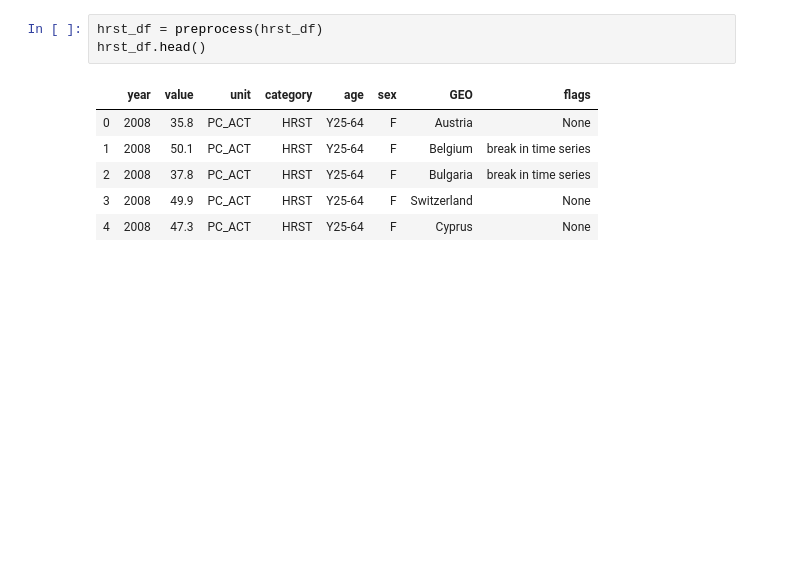
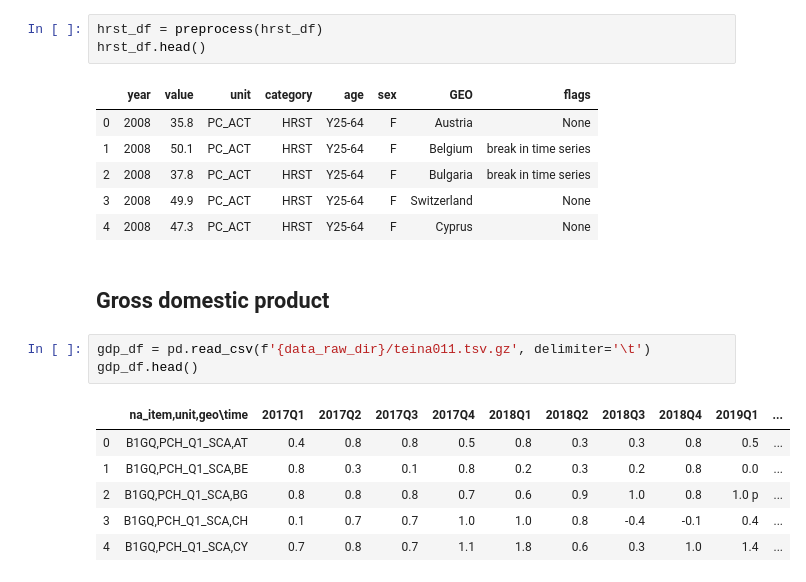
Before and after one commit to ADS-Group-15/eu-productivity-modeling, a Jupyter notebook: notebooks/eda_others.ipynb, the cells around one changed output. Cells and saved outputs as stored; diff of their text form; blank space fills up the shorter version.

```diff
--- a/notebooks/eda_others.ipynb
+++ b/notebooks/eda_others.ipynb
@@ -501,3 +502,15 @@ hrst_df.head()
 | 2 | 2008 | 37.8 | PC_ACT | HRST | Y25-64 | F | Bulgaria | break in time series |
 | 3 | 2008 | 49.9 | PC_ACT | HRST | Y25-64 | F | Switzerland | None |
 | 4 | 2008 | 47.3 | PC_ACT | HRST | Y25-64 | F | Cyprus | None |
+# %% [markdown]
+## Gross domestic product
+# %%
+gdp_df = pd.read_csv(f'{data_raw_dir}/teina011.tsv.gz', delimiter='\t')
+gdp_df.head()
+# %% [output]
+|  | na_item,unit,geo\time | 2017Q1 | 2017Q2 | 2017Q3 | 2017Q4 | 2018Q1 | 2018Q2 | 2018Q3 | 2018Q4 | 2019Q1 | ... |
+| 0 | B1GQ,PCH_Q1_SCA,AT | 0.4 | 0.8 | 0.8 | 0.5 | 0.8 | 0.3 | 0.3 | 0.8 | 0.5 | ... |
+| 1 | B1GQ,PCH_Q1_SCA,BE | 0.8 | 0.3 | 0.1 | 0.8 | 0.2 | 0.3 | 0.2 | 0.8 | 0.0 | ... |
+| 2 | B1GQ,PCH_Q1_SCA,BG | 0.8 | 0.8 | 0.8 | 0.7 | 0.6 | 0.9 | 1.0 | 0.8 | 1.0 p | ... |
+| 3 | B1GQ,PCH_Q1_SCA,CH | 0.1 | 0.7 | 0.7 | 1.0 | 1.0 | 0.8 | -0.4 | -0.1 | 0.4 | ... |
+| 4 | B1GQ,PCH_Q1_SCA,CY | 0.7 | 0.8 | 0.7 | 1.1 | 1.8 | 0.6 | 0.3 | 1.0 | 1.4 | ... |
```
Also changed, not shown: parts of 1 cell of this notebook, 1 other file.
